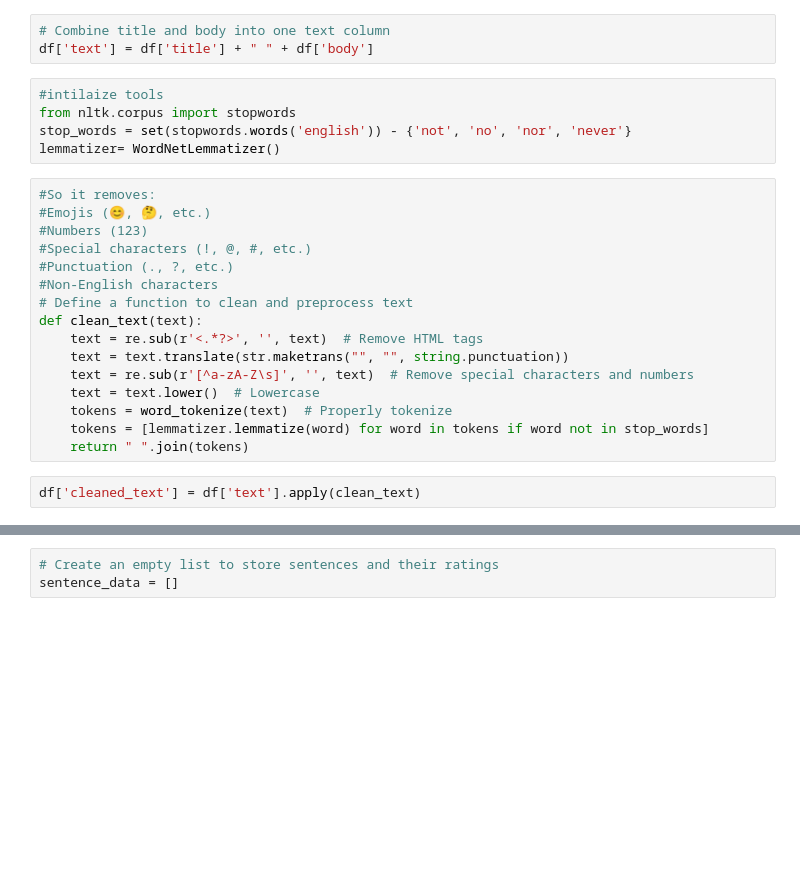
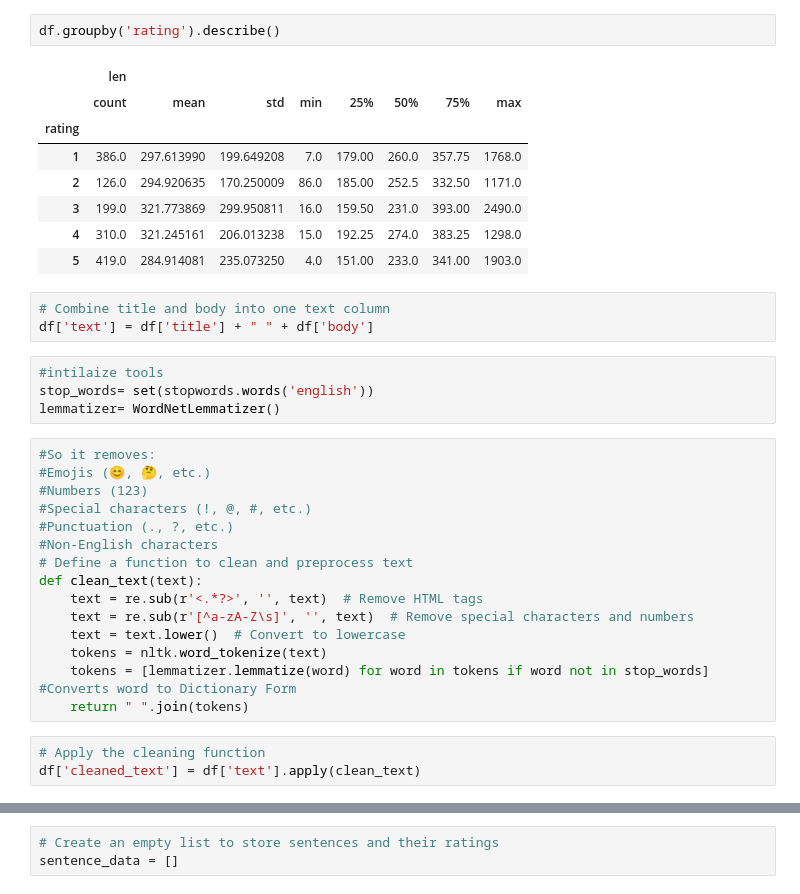
Before and after one commit to indiragolamari/sentiment_analysis, a Jupyter notebook: project.ipynb, the cells around one changed output, grey strips where cells are left out. Saved outputs shown, nothing was run; the diff lists cells and outputs as text; blank space fills up the shorter version.

```diff
--- a/project.ipynb
+++ b/project.ipynb
@@ -42,10 +108,20 @@ df = pd.read_csv("P543.csv",on_bad_lines='skip',encoding='latin-1')
+# %%
+df.groupby('rating').describe()
+# %% [output]
+|  | len |  |  |  |  |  |  |  |
+|  | count | mean | std | min | 25% | 50% | 75% | max |
+| rating |  |  |  |  |  |  |  |  |
+| 1 | 386.0 | 297.613990 | 199.649208 | 7.0 | 179.00 | 260.0 | 357.75 | 1768.0 |
+| 2 | 126.0 | 294.920635 | 170.250009 | 86.0 | 185.00 | 252.5 | 332.50 | 1171.0 |
+| 3 | 199.0 | 321.773869 | 299.950811 | 16.0 | 159.50 | 231.0 | 393.00 | 2490.0 |
+| 4 | 310.0 | 321.245161 | 206.013238 | 15.0 | 192.25 | 274.0 | 383.25 | 1298.0 |
+| 5 | 419.0 | 284.914081 | 235.073250 | 4.0 | 151.00 | 233.0 | 341.00 | 1903.0 |
 # %%
 # Combine title and body into one text column
 df['text'] = df['title'] + " " + df['body']
 # %%
 #intilaize tools
-from nltk.corpus import stopwords
-stop_words = set(stopwords.words('english')) - {'not', 'no', 'nor', 'never'}
+stop_words= set(stopwords.words('english'))
 lemmatizer= WordNetLemmatizer()
 # %%
 #So it removes:
@@ -57,11 +133,11 @@ lemmatizer= WordNetLemmatizer()
 # Define a function to clean and preprocess text
 def clean_text(text):
     text = re.sub(r'<.*?>', '', text)  # Remove HTML tags
-    text = text.translate(str.maketrans("", "", string.punctuation))
     text = re.sub(r'[^a-zA-Z\s]', '', text)  # Remove special characters and numbers
-    text = text.lower()  # Lowercase
-    tokens = word_tokenize(text)  # Properly tokenize
-    tokens = [lemmatizer.lemmatize(word) for word in tokens if word not in stop_words]
+    text = text.lower()  # Convert to lowercase
+    tokens = nltk.word_tokenize(text)
+    tokens = [lemmatizer.lemmatize(word) for word in tokens if word not in stop_words] #Converts word to Dictionary Form
     return " ".join(tokens)
 # %%
+# Apply the cleaning function
 df['cleaned_text'] = df['text'].apply(clean_text)
```
Also changed, not shown: parts of 63 cells of this notebook.
